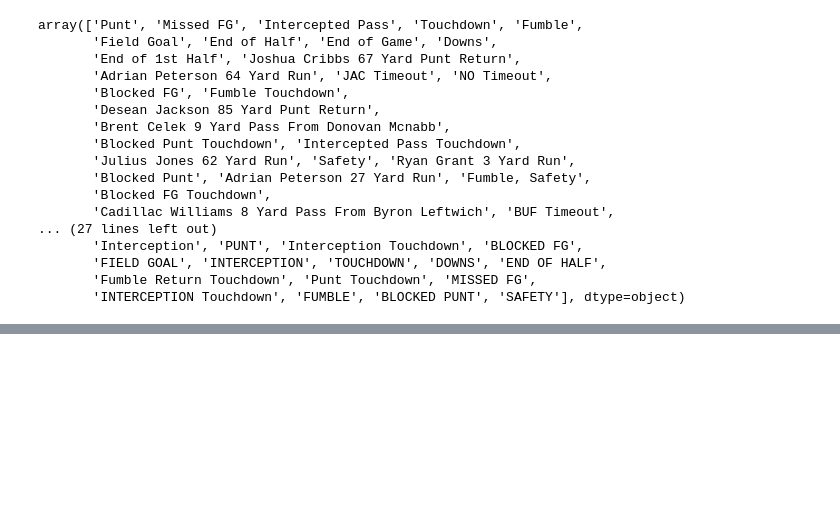
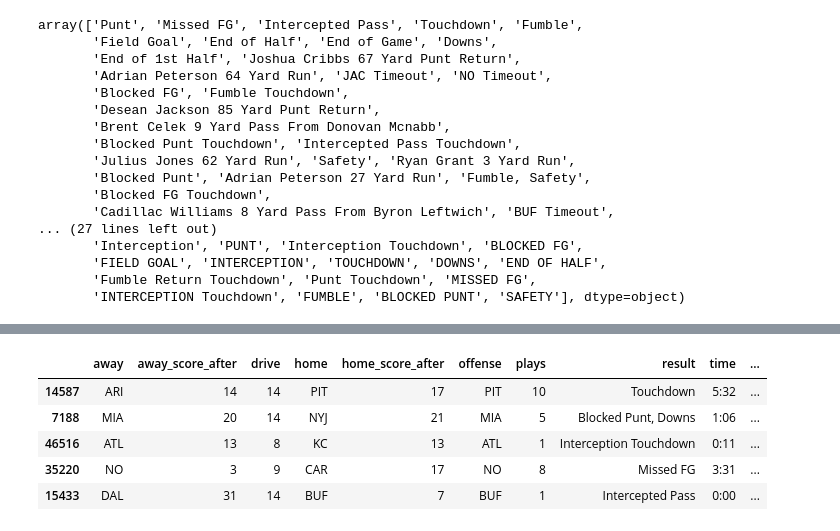
Before and after one commit to ewelchman/football_analytics, a Jupyter notebook: fiddling/Drive_level_fiddling.ipynb, the cells around one changed output, grey strips where cells are left out. Cells and saved outputs as stored; diff of their text form; code cells hidden in the pictures; blank space fills up the shorter version.

```diff
--- a/fiddling/Drive_level_fiddling.ipynb
+++ b/fiddling/Drive_level_fiddling.ipynb
@@ -165,0 +168,11 @@ subdf.groupby(['offense'])[['TD','FG','punt','turnover','EoH']].mean()
+# %%
+# drop column Unnamed: 0 and save the dataFrame for future use.
+all_drives.drop(['Unnamed: 0'],axis=1,inplace=True)
+all_drives.sample(5)
+# %% [output]
+|  | away | away_score_after | drive | home | home_score_after | offense | plays | result | time | ... |
+| 14587 | ARI | 14 | 14 | PIT | 17 | PIT | 10 | Touchdown | 5:32 | ... |
+| 7188 | MIA | 20 | 14 | NYJ | 21 | MIA | 5 | Blocked Punt, Downs | 1:06 | ... |
+| 46516 | ATL | 13 | 8 | KC | 13 | ATL | 1 | Interception Touchdown | 0:11 | ... |
+| 35220 | NO | 3 | 9 | CAR | 17 | NO | 8 | Missed FG | 3:31 | ... |
+| 15433 | DAL | 31 | 14 | BUF | 7 | BUF | 1 | Intercepted Pass | 0:00 | ... |
```
Also changed, not shown: parts of 5 cells of this notebook, 1 other file.
